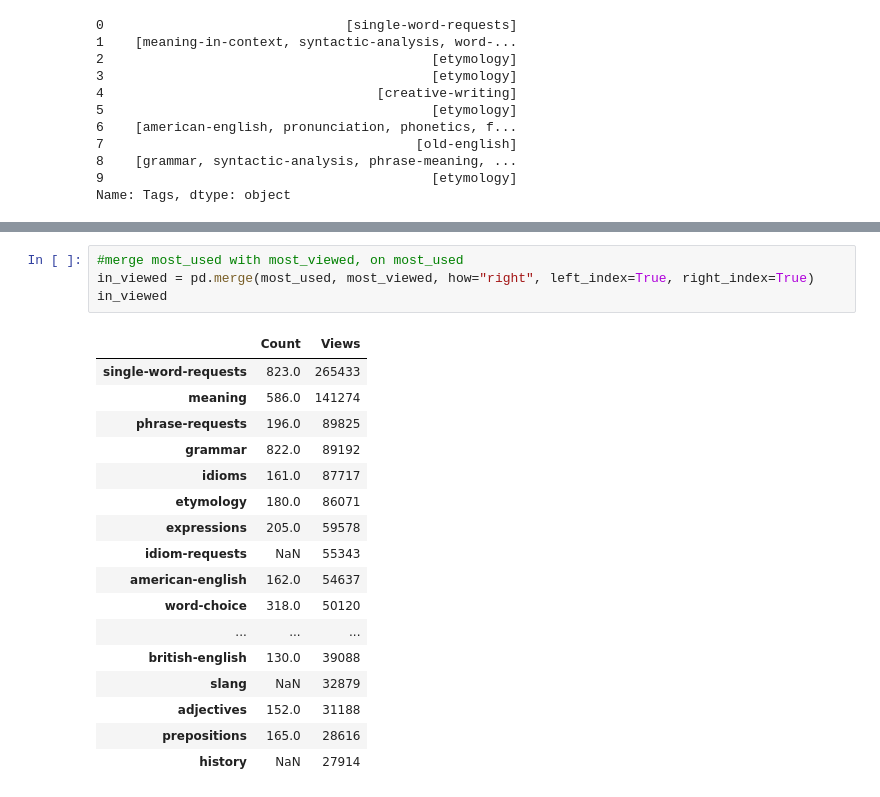
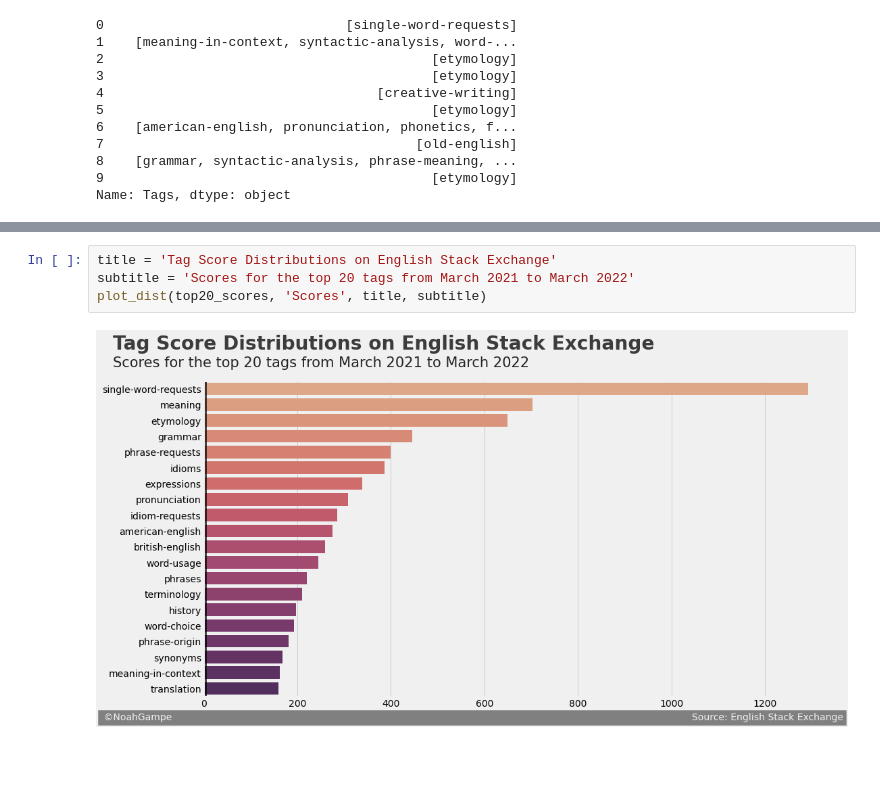
Before and after one commit to noah-kg/english-stack-exchange-analysis, a Jupyter notebook: EnglishLearningDifficulties.ipynb, the cells around one changed output, grey strips where cells are left out. Saved outputs shown, nothing was run; the diff lists cells and outputs as text; blank space fills up the shorter version.

```diff
--- a/EnglishLearningDifficulties.ipynb
+++ b/EnglishLearningDifficulties.ipynb
@@ -361,22 +392,6 @@ in_used
-# %%
-#merge most_used with most_viewed, on most_used
-in_viewed = pd.merge(most_used, most_viewed, how="right", left_index=True, right_index=True)
-in_viewed
-# %% [output]
-|  | Count | Views |
-| single-word-requests | 823.0 | 265433 |
-| meaning | 586.0 | 141274 |
-| phrase-requests | 196.0 | 89825 |
-| grammar | 822.0 | 89192 |
-| idioms | 161.0 | 87717 |
-| etymology | 180.0 | 86071 |
-| expressions | 205.0 | 59578 |
-| idiom-requests | NaN | 55343 |
-| american-english | 162.0 | 54637 |
-| word-choice | 318.0 | 50120 |
-| ... | ... | ... |
-| british-english | 130.0 | 39088 |
-| slang | NaN | 32879 |
-| adjectives | 152.0 | 31188 |
-| prepositions | 165.0 | 28616 |
-| history | NaN | 27914 |
+# %%
+title = 'Tag Score Distributions on English Stack Exchange'
+subtitle = 'Scores for the top 20 tags from March 2021 to March 2022'
+plot_dist(top20_scores, 'Scores', title, subtitle)
+# %% [output]
+[figure, added]
```
Also changed, not shown: parts of 30 cells of this notebook, 1 other file.
